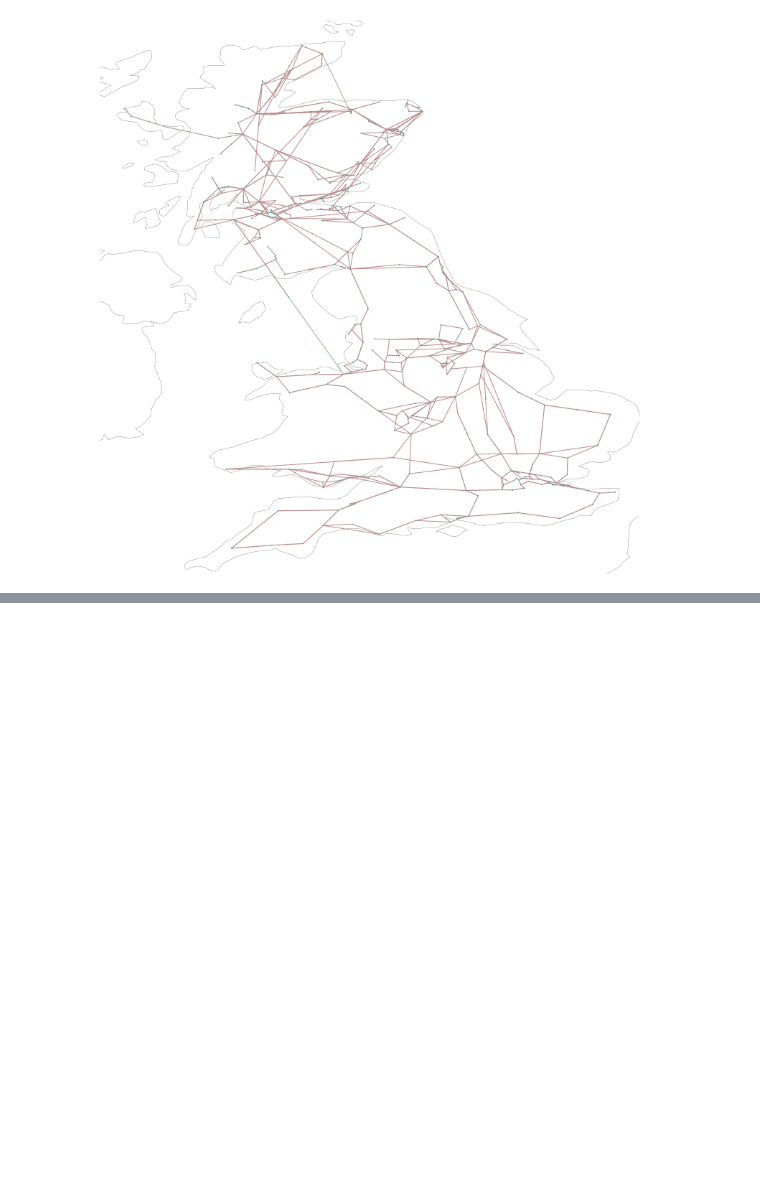
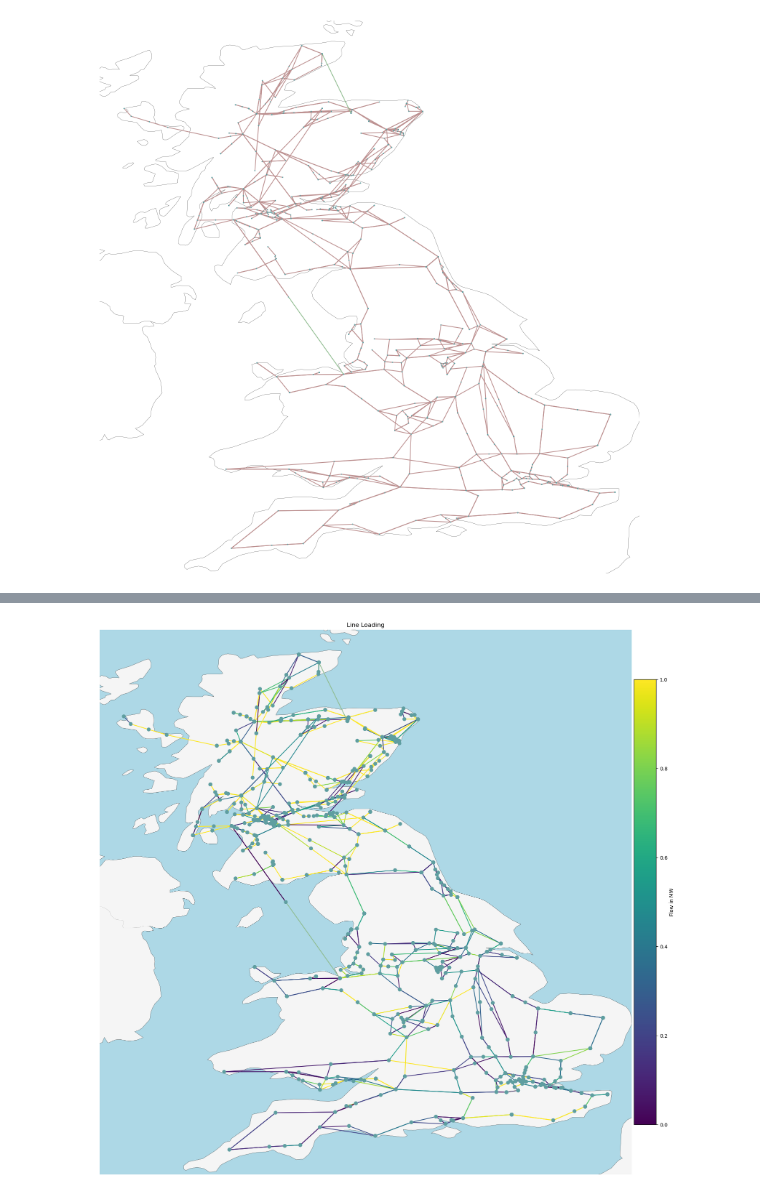
Before and after one commit to LukasFrankenQ/LMP, a Jupyter notebook: notebooks/network_data_analysis.ipynb, the cells around one changed output, grey strips where cells are left out. Saved outputs shown, nothing was run; the diff lists cells and outputs as text; code cells hidden in the pictures; blank space fills up the shorter version.

```diff
--- a/notebooks/network_data_analysis.ipynb
+++ b/notebooks/network_data_analysis.ipynb
@@ -295,15 +307,12 @@ network2.import_components_from_dataframe(df_buses_with_locs, "Bus")
 
 # filter df with component of line
 df_line = df[df['component'] == 'line']
-df_line.to_csv('lines.csv')
 network2.import_components_from_dataframe(df_line, "Line")
+# set DC to AC
+network2.lines['carrier'] = 'AC'
 
 # filter df with component of transformer
 df_transformer = df[df['component'] == 'transformer']
-# drop s_nom column
-df_transformer = df_transformer.drop(columns=['s_nom'])
-# change name of Rating (MVA) to s_nom
-df_transformer.rename(columns={'Rating (MVA)': 's_nom'}, inplace=True)
 network2.import_components_from_dataframe(df_transformer, "Transformer")
 
 # filter df with component of link
@@ -311,6 +320,8 @@ df_link = df[df['component'] == 'link']
 # rename s_nom to p_nom
 df_link.rename(columns={'s_nom': 'p_nom'}, inplace=True)
 network2.import_components_from_dataframe(df_link, "Link")
+# set links to AC
+network2.links['carrier'] = 'AC'
 
 # network2.import_components_from_dataframe(df_load, "Load")
 # %% [output]
@@ -418,10 +411,3 @@ n.plot(bus_sizes=0.0001)
  <matplotlib.collections.LineCollection at 0x...>,
  <matplotlib.collections.LineCollection at 0x...>)
 [figure]
-# %%
-# set carrier same for buses
-n.buses['carrier'] = 'AC'
-weighting = pd.Series(1, n.buses.index)
-busmap2 = n.cluster.busmap_by_kmeans(bus_weightings=weighting, n_clusters=50)
-nc2 = n.cluster.cluster_by_busmap(busmap2)
-nc2.plot(bus_sizes=0.0001)
@@ -432,0 +464,10 @@ nc2.plot(bus_sizes=0.0001)
+# %%
+# Calculate line loading
+n.lines['loading'] = n.lines_t.p0.abs().mean() / n.lines.s_nom
+
+collection = n.plot(bus_sizes=0.001, line_colors=n.lines['loading'], title="Line Loading", color_geomap='coolwarm')
+
+plt.colorbar(collection[2], fraction=0.04, pad=0.004, label="Flow in MW")
+plt.show()
+# %% [output]
+[figure, added]
```
Also changed, not shown: parts of 8 cells of this notebook.
